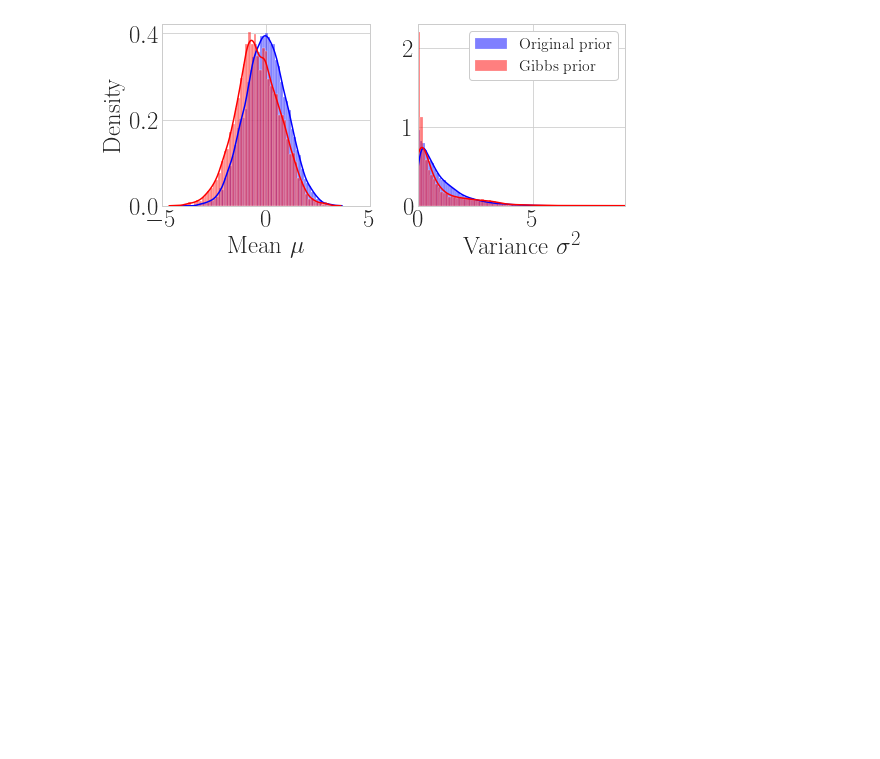
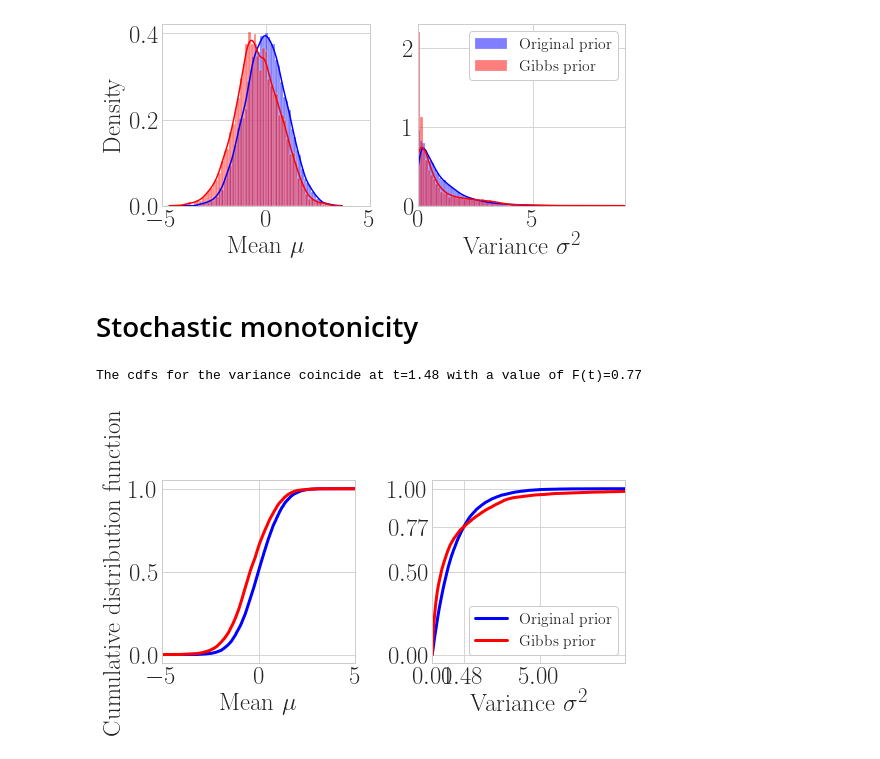
Before and after one commit to lrendsburg/Gibbs-priors, a Jupyter notebook: exp/fig_abc.ipynb, the cells around one changed output. Drawn from its saved outputs; the diff is of its cells as text; code cells hidden in the pictures; blank space fills up the shorter version.

```diff
--- a/exp/fig_abc.ipynb
+++ b/exp/fig_abc.ipynb
@@ -30,6 +30,7 @@ plt.rcParams['axes.axisbelow'] = True
 plt.rcParams['mathtext.fontset'] = 'stix'
 plt.rcParams['text.usetex'] = True
 plt.rcParams['font.family'] = 'STIXGeneral'
+plt.rcParams['lines.linewidth'] = 3
 
 import tikzplotlib
 # %%
@@ -71,3 +72,5 @@ tikzplotlib.save('../fig/prior_vs_laplace.tex')
 plt.show()
 # %% [output]
 [figure]
+# %% [markdown]
+# Stochastic monotonicity
@@ -73,0 +90,46 @@ plt.show()
+# %%
+mu_true_sorted, sigma_sq_true_sorted = np.sort(thetas_prior[:, 0]), np.sort(thetas_prior[:, 1])
+mu_approx_sorted, sigma_sq_approx_sorted = np.sort(thetas_approx[:, 0]), np.sort(thetas_approx[:, 1])
+
+ts_mu = np.linspace(-5, 5, 500)
+ts_sigma_sq = np.linspace(0, 9, 500)
+
+mu_true_cdf = [get_cdf_val(t, mu_true_sorted) for t in ts_mu]
+mu_approx_cdf = [get_cdf_val(t, mu_approx_sorted) for t in ts_mu]
+sigma_sq_true_cdf = [get_cdf_val(t, sigma_sq_true_sorted) for t in ts_sigma_sq]
+sigma_sq_approx_cdf = [get_cdf_val(t, sigma_sq_approx_sorted) for t in ts_sigma_sq]
+# %%
+sigma_sq_maks = [sigma_sq_true_cdf[i] >= sigma_sq_approx_cdf[i] for i in range(len(ts_sigma_sq))]
+t_equal_cdf = np.round(ts_sigma_sq[sigma_sq_maks][1], 2)
+t_val_equal_cdf = np.round(np.array(sigma_sq_true_cdf)[sigma_sq_maks][1], 2)
+print(f'The cdfs for the variance coincide at t={np.round(t_equal_cdf, 2)} with a value of F(t)={np.round(t_val_equal_cdf, 2)}')
+# %% [output]
+The cdfs for the variance coincide at t=1.48 with a value of F(t)=0.77
+# %%
+fig, axs = plt.subplots(ncols=2, figsize=(linewidth, .5*linewidth))
+
+# Means cdf
+axs[0].plot(ts_mu, mu_true_cdf, label='Original prior', color='blue')
+axs[0].plot(ts_mu, mu_approx_cdf, label='Gibbs prior', color='red')
+
+axs[0].set_xlabel(r'Mean $\mu$')
+axs[0].set_ylabel(r'Cumulative distribution function')
+axs[0].set_xlim((-5, 5))
+axs[0].set_yticks([0, .5, 1])
+
+# Variances cdf
+axs[1].plot(ts_sigma_sq, sigma_sq_true_cdf, label='Original prior', color='blue')
+axs[1].plot(ts_sigma_sq, sigma_sq_approx_cdf, label='Gibbs prior', color='red')
+
+axs[1].set_xlabel(r'Variance $\sigma^2$')
+axs[1].set_ylabel('')
+axs[1].set_xlim([0, 9])
+axs[1].set_xticks([0,  t_equal_cdf, 5])
+axs[1].set_yticks([0, .5, t_val_equal_cdf, 1])
+
+plt.legend(framealpha=1, frameon=True, loc='lower right')
+plt.tight_layout()
+tikzplotlib.save('../fig/prior_vs_laplace_cdf.tex')
+plt.show()
+# %% [output]
+[figure, added]
```
Also changed, not shown: parts of 1 cell of this notebook, 2 other files.
